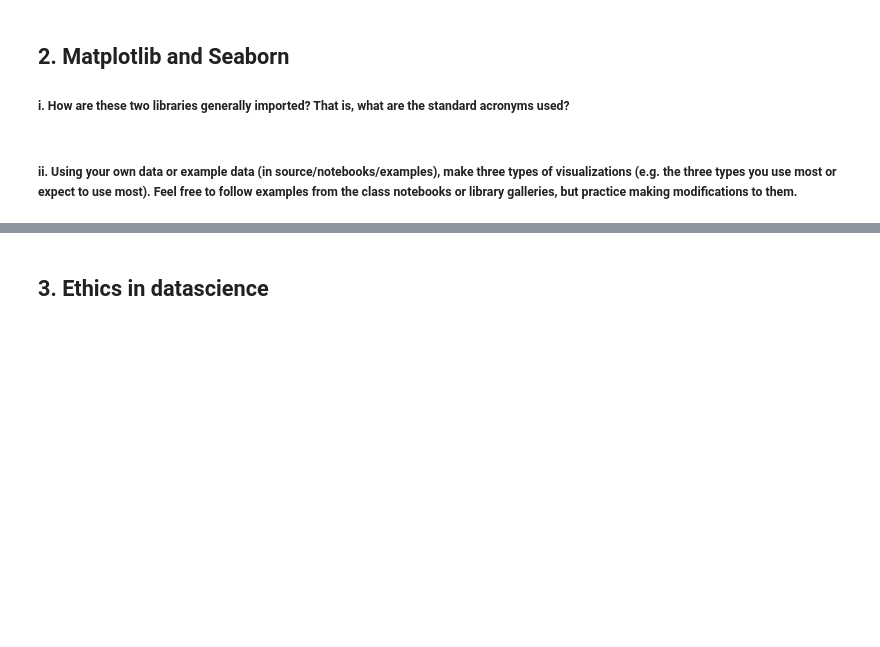
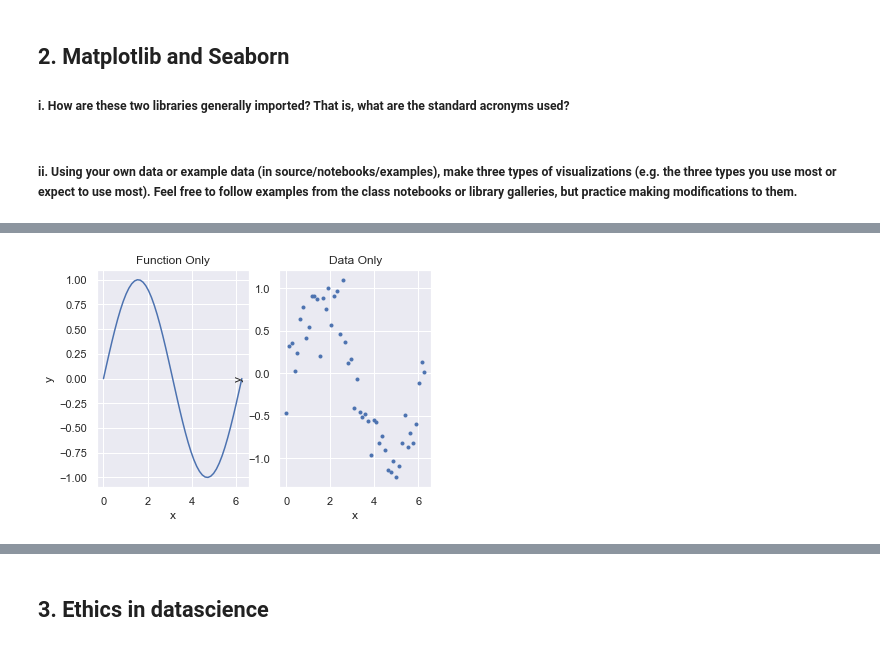
Before and after one commit to samueldy/mecheng-599-006, a Jupyter notebook: source/notebooks/HW09.ipynb, the cells around one changed output, grey strips where cells are left out. Saved outputs shown, nothing was run; the diff lists cells and outputs as text; code cells hidden in the pictures; blank space fills up the shorter version.

```diff
--- a/source/notebooks/HW09.ipynb
+++ b/source/notebooks/HW09.ipynb
@@ -40,0 +44,12 @@ ax = fig.
+# %%
+fig2, ax2 = plt.subplots(1,2)
+ax2[0].plot(x, y_exact, '-')
+ax2[0].set(title="Function Only",
+          xlabel="x",
+          ylabel="y");
+ax2[1].plot(x, y_data, '.')
+ax2[1].set(title="Data Only",
+          xlabel="x",
+          ylabel="y");
+# %% [output]
+[figure, added]
```
Also changed, not shown: parts of 11 cells of this notebook, 1 other file.
